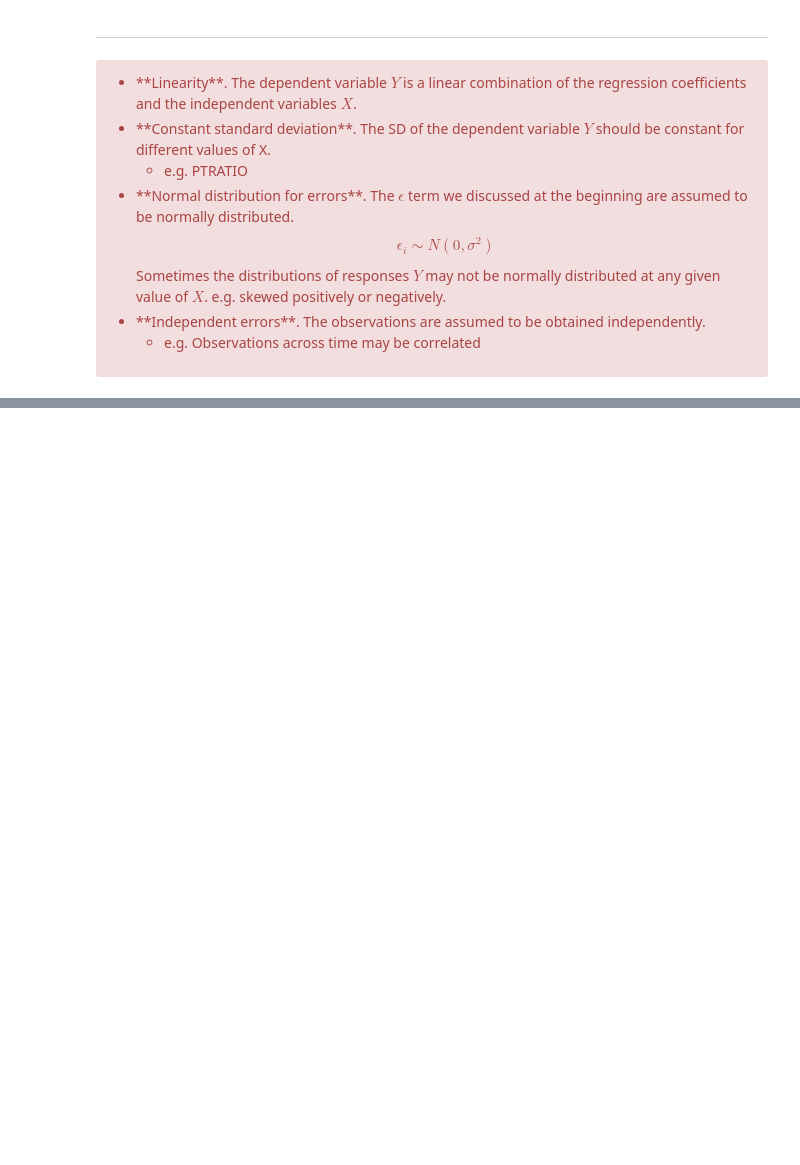
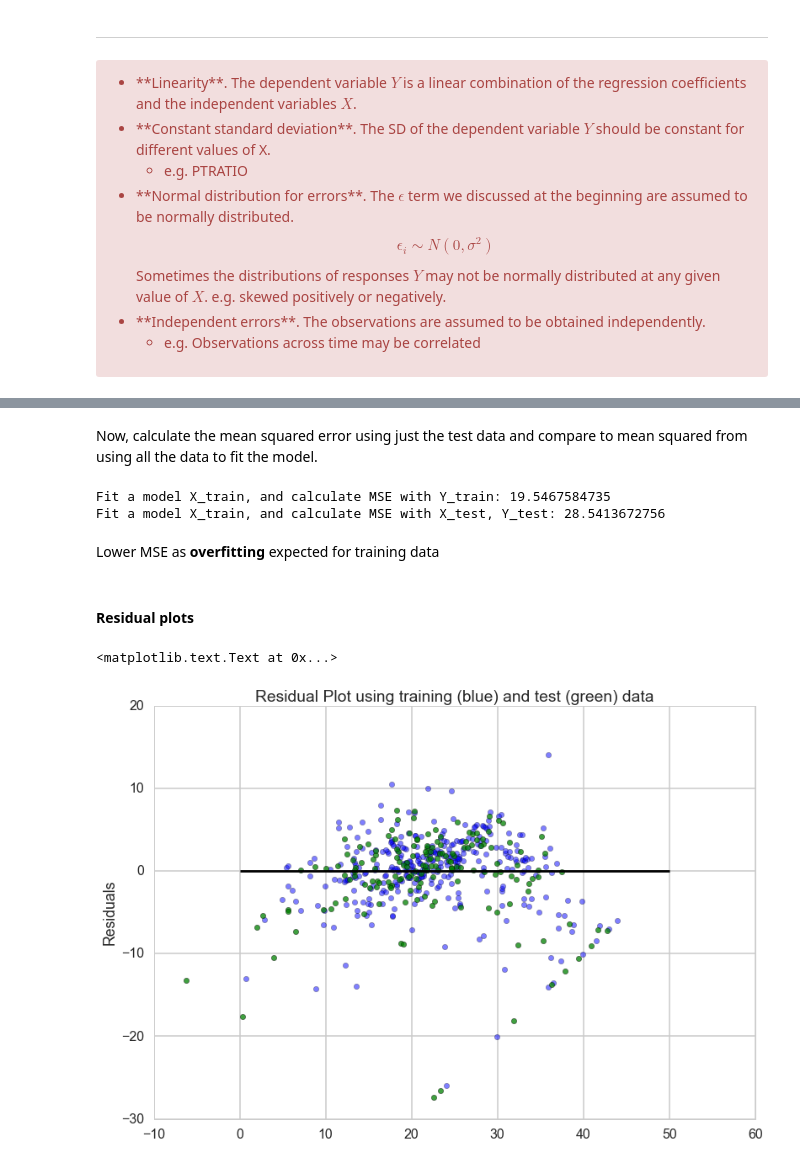
Before and after one commit to suyashSax/CS-109, a Jupyter notebook: Week 5/Lab 4 - Regression.ipynb, the cells around one changed output, grey strips where cells are left out. Cells and saved outputs as stored; diff of their text form; code cells hidden in the pictures; blank space fills up the shorter version.

Commit message:
Finish Lab 4 - Regression

```diff
--- a/Week 5/Lab 4 - Regression.ipynb
+++ b/Week 5/Lab 4 - Regression.ipynb
@@ -609,0 +656,8 @@ Sometimes the distributions of responses $Y$ may not be normally distributed at
+# %%
+# Leave 1/3rd for test
+X_train, X_test, Y_train, Y_test = sklearn.model_selection.train_test_split(
+    X, bos.PRICE, test_size=0.33, random_state = 5)
+print X_train.shape
+print X_test.shape
+print Y_train.shape
+print Y_test.shape
@@ -609,0 +671,29 @@ Sometimes the distributions of responses $Y$ may not be normally distributed at
+# %%
+lm = LinearRegression()
+lm.fit(X_train, Y_train)
+
+# Predictions for training inputs, and unseen test inputs
+pred_train = lm.predict(X_train)
+pred_test = lm.predict(X_test)
+# %% [markdown]
+Now, calculate the mean squared error using just the test data and compare to mean squared from using all the data to fit the model.
+# %%
+# your turn
+print "Fit a model X_train, and calculate MSE with Y_train:", np.mean((Y_train - pred_train) ** 2)
+print "Fit a model X_train, and calculate MSE with X_test, Y_test:", np.mean((Y_test - pred_test) ** 2)
+# %% [output]
+Fit a model X_train, and calculate MSE with Y_train: 19.5467584735
+Fit a model X_train, and calculate MSE with X_test, Y_test: 28.5413672756
+# %% [markdown]
+Lower MSE as **overfitting** expected for training data
+# %% [markdown]
+#### Residual plots
+# %%
+plt.scatter(lm.predict(X_train), lm.predict(X_train) - Y_train, c='b', s=40, alpha=0.5)
+plt.scatter(lm.predict(X_test), lm.predict(X_test) - Y_test, c='g', s=40, alpha=0.75)
+plt.hlines(y = 0, xmin=0, xmax = 50)
+plt.title('Residual Plot using training (blue) and test (green) data')
+plt.ylabel('Residuals')
+# %% [output]
+<matplotlib.text.Text at 0x...>
+[figure, added]
```
Also changed, not shown: parts of 68 cells of this notebook.
